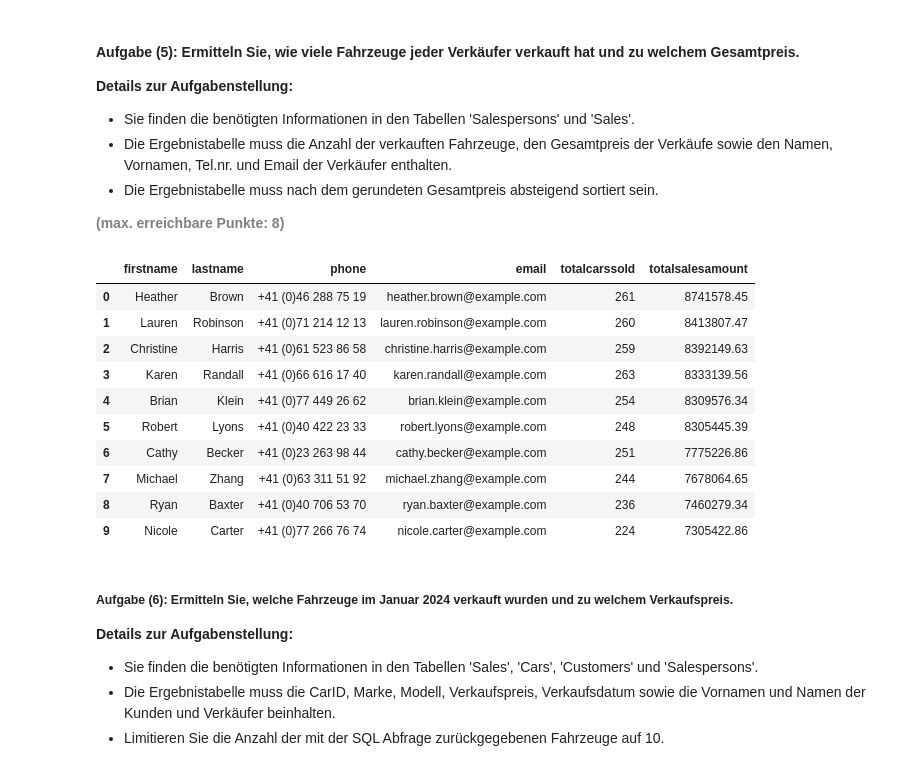
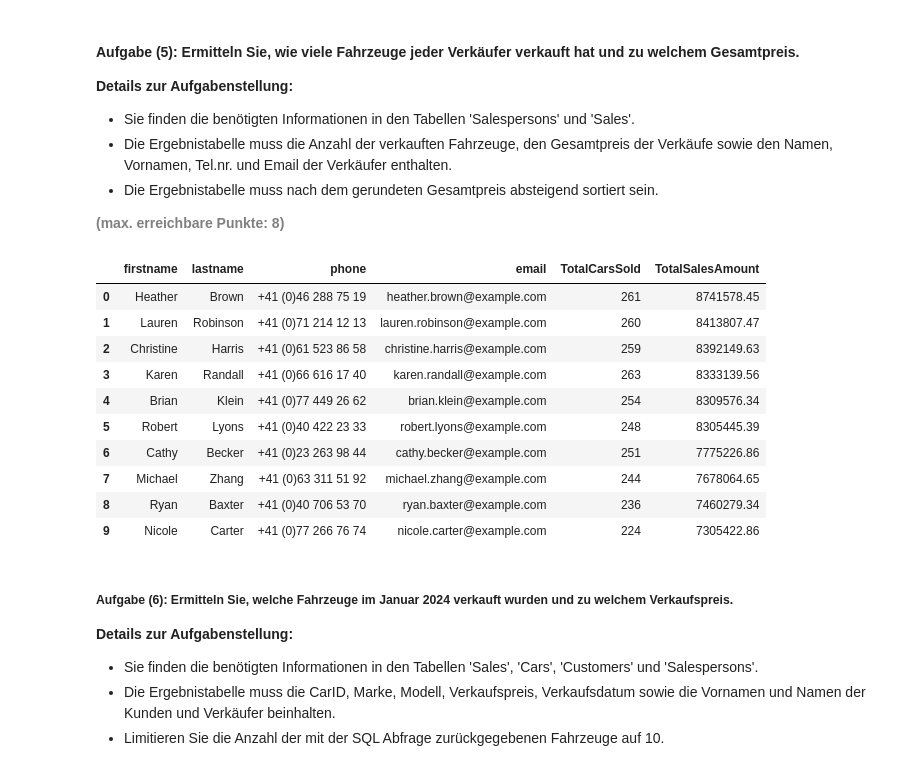
Before and after one commit to laraAkg/DS_HS2026_LNW, a Jupyter notebook: uebungen/HS24/AP01_Mgmt_Nutzung_Relationale_Daten_Solution.ipynb, the cells around one changed output. Cells and saved outputs as stored; diff of their text form; code cells hidden in the pictures.

```diff
--- a/uebungen/HS24/AP01_Mgmt_Nutzung_Relationale_Daten_Solution.ipynb
+++ b/uebungen/HS24/AP01_Mgmt_Nutzung_Relationale_Daten_Solution.ipynb
@@ -334,35 +336,35 @@ df_sub
 <b style="color: gray;">(max. erreichbare Punkte: 8)</b>
 # %%
 # Engine für Datenbankverbindung erstellen
-engine = create_engine(db_connection_url)
+engine = create_engine('sqlite:///car_dealer_data.db')
 
 # Define a query
 df_sub = pd.read_sql_query("""SELECT
                                 sp.FirstName,
                                 sp.LastName,
                                 sp.Phone,
                                 sp.Email,
                                 COUNT(s.SaleID) AS TotalCarsSold,
                                 SUM(s.SalePrice) AS TotalSalesAmount
                             FROM
                                 Salespersons AS sp
                             INNER JOIN
                                 Sales AS s ON sp.SalespersonID = s.SalespersonID
                             GROUP BY
                                 sp.FirstName,
                                 sp.LastName,
                                 sp.Phone,
                                 sp.Email
                             ORDER BY TotalSalesAmount DESC;""",
                           con=engine)
 
 # Datenbankverbindung trennen
 engine.dispose()
 
 # Ergebnis anzeigen
 df_sub
 # %% [output]
-|  | firstname | lastname | phone | email | totalcarssold | totalsalesamount |
+|  | firstname | lastname | phone | email | TotalCarsSold | TotalSalesAmount |
 | 0 | Heather | Brown | +41 (0)46 288 75 19 | heather.brown@example.com | 261 | 8741578.45 |
 | 1 | Lauren | Robinson | +41 (0)71 214 12 13 | lauren.robinson@example.com | 260 | 8413807.47 |
 | 2 | Christine | Harris | +41 (0)61 523 86 58 | christine.harris@example.com | 259 | 8392149.63 |
```
Also changed, not shown: parts of 10 cells of this notebook, 24 other files.
